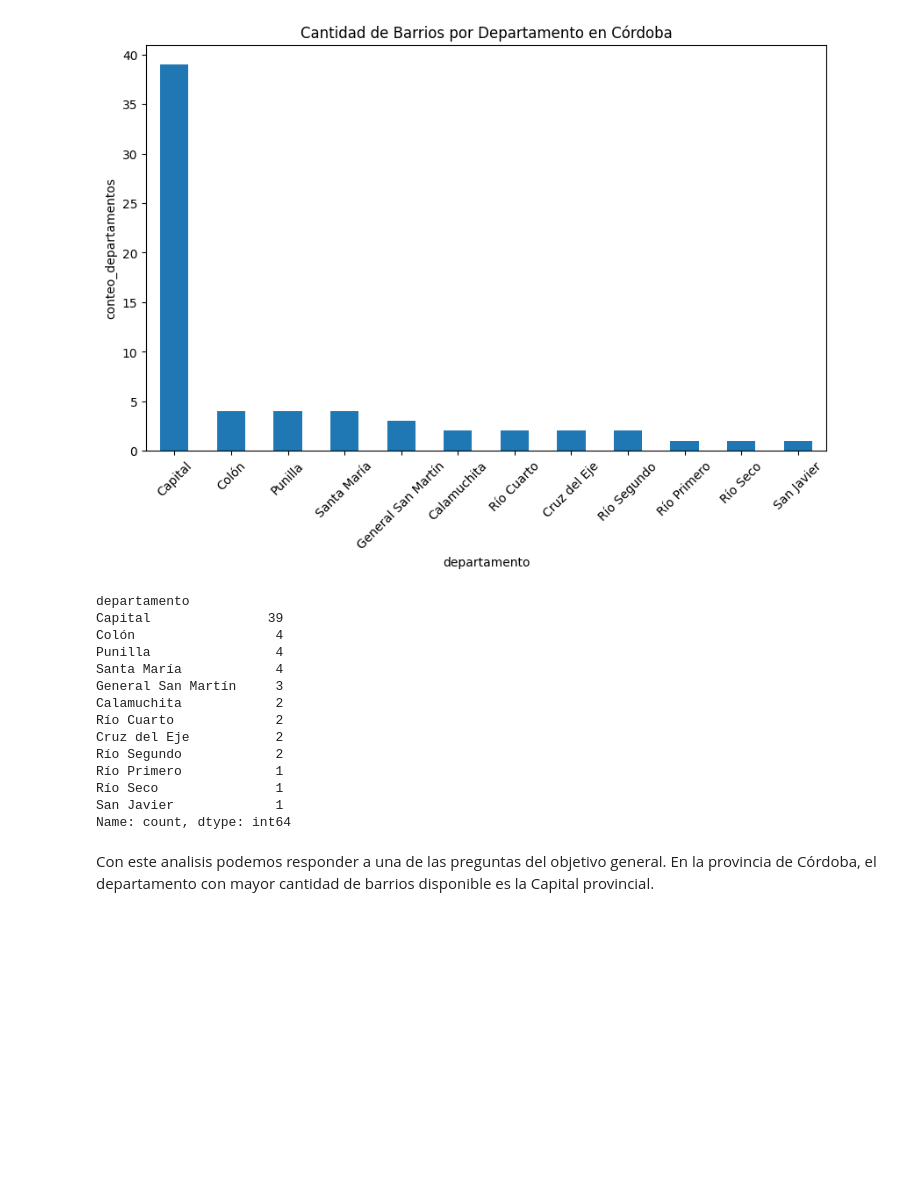
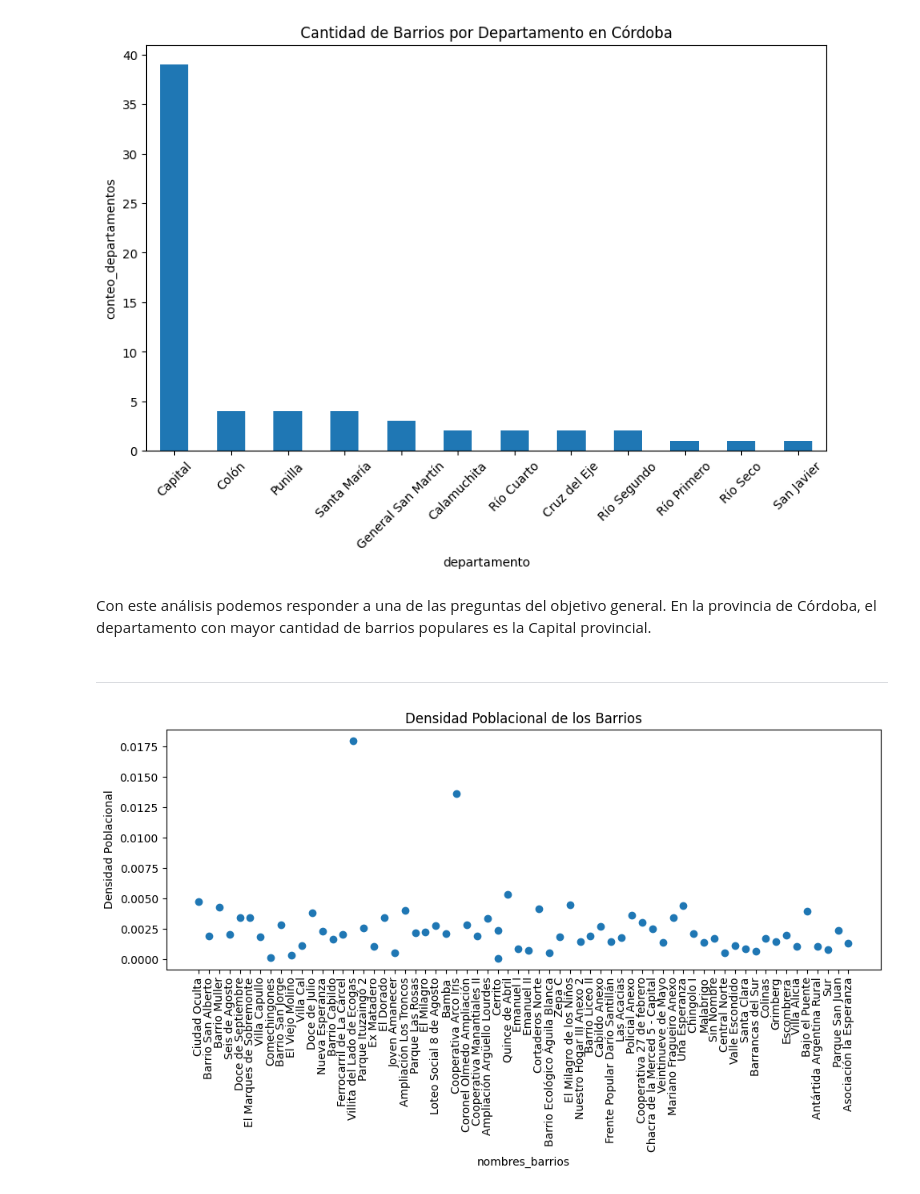
Before and after one commit to Grupo-16-ISPC/barrios-populares-grupo5, a Jupyter notebook: Analisis_Cordoba.ipynb, the cells around one changed output. Cells and saved outputs as stored; diff of their text form; code cells hidden in the pictures; blank space fills up the shorter version.

```diff
--- a/Analisis_Cordoba.ipynb
+++ b/Analisis_Cordoba.ipynb
@@ -196,23 +217,24 @@ plt.xticks(rotation=45)  # Rotar las etiquetas del eje x para mayor legibilidad
 plt.show()
 # %% [output]
 [figure]
-# %%
-print(conteo_departamentos) #Comprobamos los datos graficados.
-# %% [output]
-departamento
-Capital               39
-Colón                  4
-Punilla                4
-Santa María            4
-General San Martín     3
-Calamuchita            2
-Río Cuarto             2
-Cruz del Eje           2
-Río Segundo            2
-Río Primero            1
-Río Seco               1
-San Javier             1
-Name: count, dtype: int64
 # %% [markdown]
-Con este analisis podemos responder a una de las preguntas del objetivo general.
-En la provincia de Córdoba, el departamento con mayor cantidad de barrios disponible es la Capital provincial.
+Con este análisis podemos responder a una de las preguntas del objetivo general.
+En la provincia de Córdoba, el departamento con mayor cantidad de barrios populares es la Capital provincial.
+# %% [markdown]
+------------------------------------------------------------------------------------------------------------------------------------------------
+# %%
+#Definimos la densidad poblacional
+densidad_poblacional = data_filtrado['cantidad_familias_aproximada'] / data_filtrado['superficie_m2']
+nombres_barrios = data_filtrado['nombre_barrio']
+# %%
+# Crear el scatter plot
+plt.figure(figsize=(10, 6))
+plt.scatter(nombres_barrios, densidad_poblacional)
+plt.xlabel('nombres_barrios')
+plt.ylabel('Densidad Poblacional')
+plt.title('Densidad Poblacional de los Barrios')
+plt.xticks(rotation=90)
+plt.tight_layout()
+plt.show()
+# %% [output]
+[figure, added]
```
Also changed, not shown: parts of 13 cells of this notebook.
